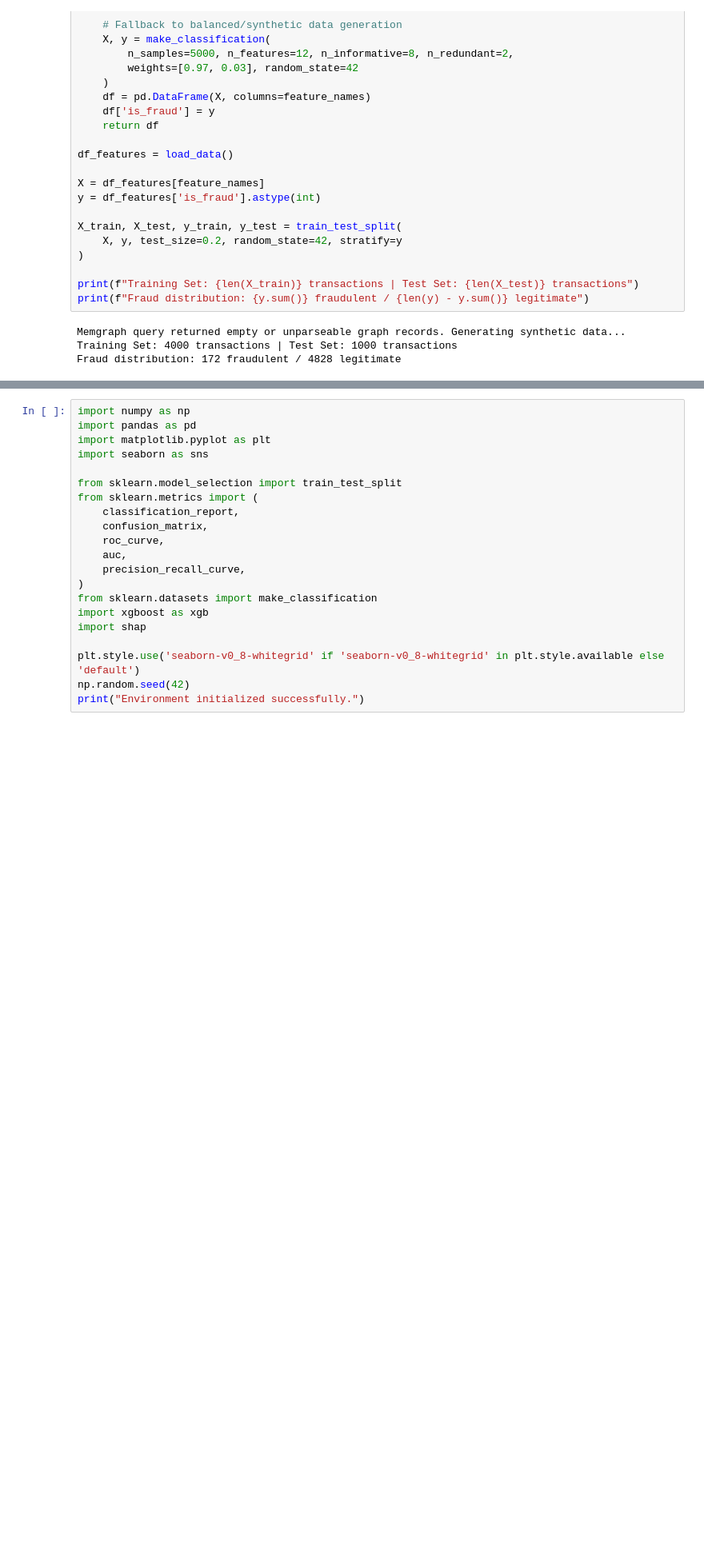
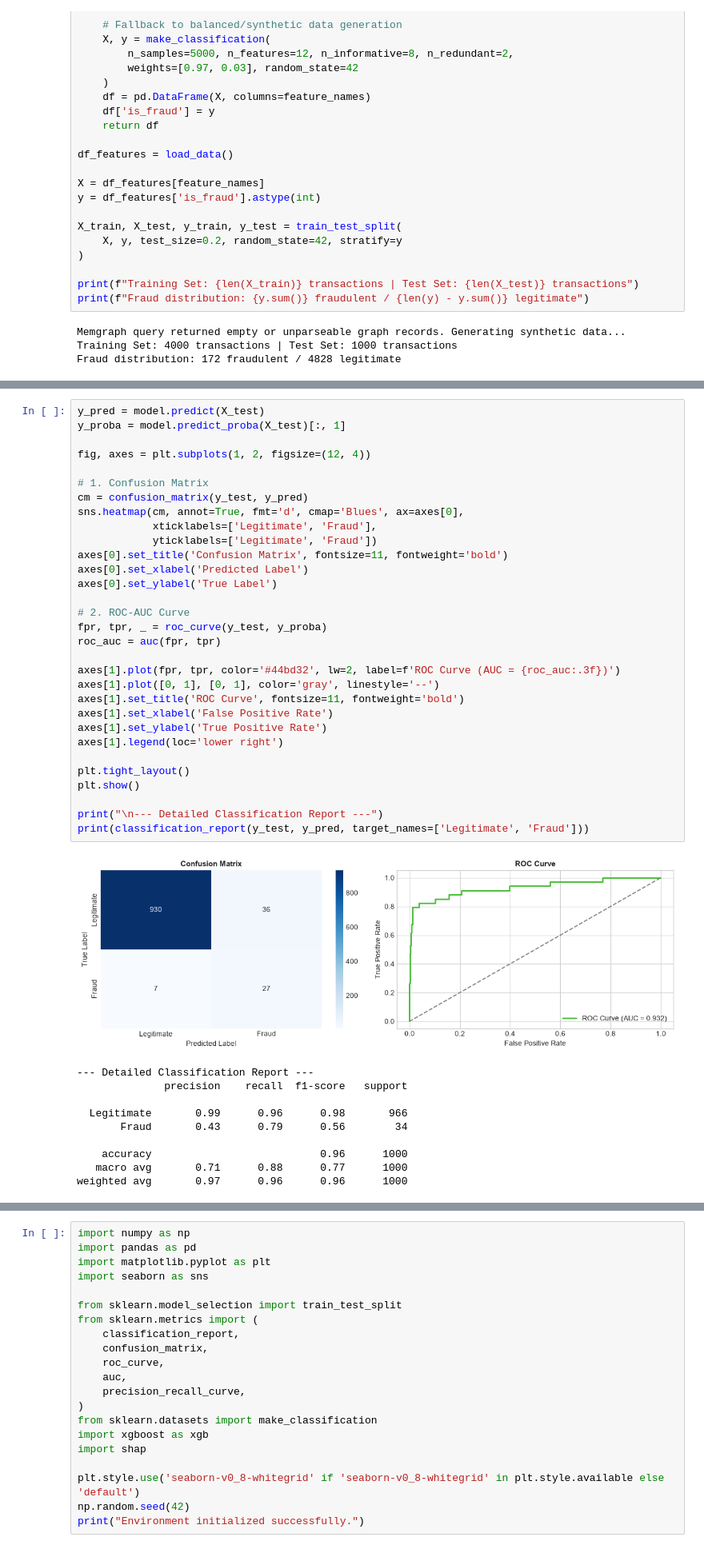
Before and after one commit to chopradisha86-source/FraudNet-Zero, a Jupyter notebook: benchmarks/anomaly_detection_metrics.ipynb, the cells around one changed output, grey strips where cells are left out. Shown at 80% size. Saved outputs shown, nothing was run; the diff lists cells and outputs as text; blank space fills up the shorter version.

```diff
--- a/benchmarks/anomaly_detection_metrics.ipynb
+++ b/benchmarks/anomaly_detection_metrics.ipynb
@@ -71,0 +102,42 @@ Fraud distribution: 172 fraudulent / 4828 legitimate
+# %%
+y_pred = model.predict(X_test)
+y_proba = model.predict_proba(X_test)[:, 1]
+
+fig, axes = plt.subplots(1, 2, figsize=(12, 4))
+
+# 1. Confusion Matrix
+cm = confusion_matrix(y_test, y_pred)
+sns.heatmap(cm, annot=True, fmt='d', cmap='Blues', ax=axes[0],
+            xticklabels=['Legitimate', 'Fraud'],
+            yticklabels=['Legitimate', 'Fraud'])
+axes[0].set_title('Confusion Matrix', fontsize=11, fontweight='bold')
+axes[0].set_xlabel('Predicted Label')
+axes[0].set_ylabel('True Label')
+
+# 2. ROC-AUC Curve
+fpr, tpr, _ = roc_curve(y_test, y_proba)
+roc_auc = auc(fpr, tpr)
+
+axes[1].plot(fpr, tpr, color='#44bd32', lw=2, label=f'ROC Curve (AUC = {roc_auc:.3f})')
+axes[1].plot([0, 1], [0, 1], color='gray', linestyle='--')
+axes[1].set_title('ROC Curve', fontsize=11, fontweight='bold')
+axes[1].set_xlabel('False Positive Rate')
+axes[1].set_ylabel('True Positive Rate')
+axes[1].legend(loc='lower right')
+
+plt.tight_layout()
+plt.show()
+
+print("\n--- Detailed Classification Report ---")
+print(classification_report(y_test, y_pred, target_names=['Legitimate', 'Fraud']))
+# %% [output]
+[figure, added]
+--- Detailed Classification Report ---
+              precision    recall  f1-score   support
+
+  Legitimate       0.99      0.96      0.98       966
+       Fraud       0.43      0.79      0.56        34
+
+    accuracy                           0.96      1000
+   macro avg       0.71      0.88      0.77      1000
+weighted avg       0.97      0.96      0.96      1000
```
Also changed, not shown: parts of 2 cells of this notebook.
